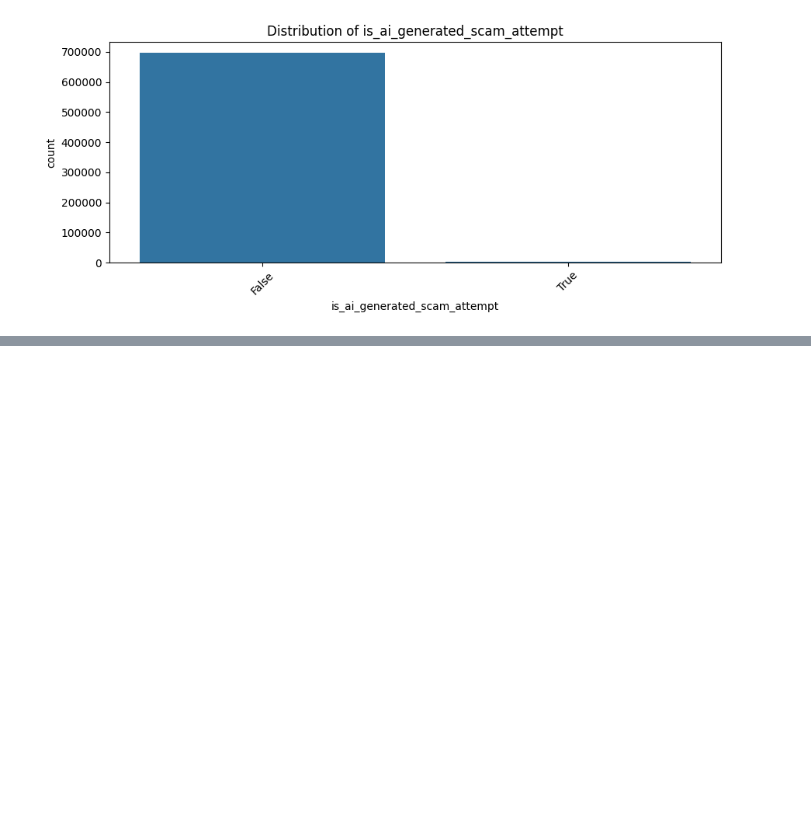
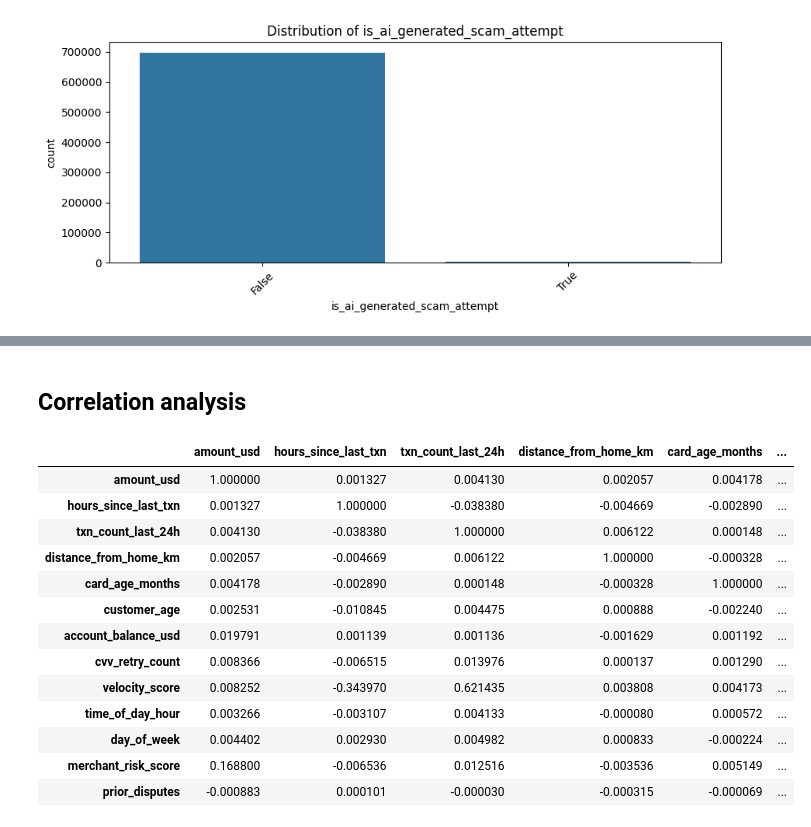
Before and after one commit to Aman-Sharma1812/Kaggle-Competitions, a Jupyter notebook: predicting-credit-card-fraud.ipynb, the cells around one changed output, grey strips where cells are left out. Saved outputs shown, nothing was run; the diff lists cells and outputs as text; code cells hidden in the pictures; blank space fills up the shorter version.

```diff
--- a/predicting-credit-card-fraud.ipynb
+++ b/predicting-credit-card-fraud.ipynb
@@ -305,0 +403,20 @@ dtype: int64
+# %% [markdown]
+## Correlation analysis
+# %%
+corr = train_df[numerical_cols].corr()
+display(corr)
+# %% [output]
+|  | amount_usd | hours_since_last_txn | txn_count_last_24h | distance_from_home_km | card_age_months | ... |
+| amount_usd | 1.000000 | 0.001327 | 0.004130 | 0.002057 | 0.004178 | ... |
+| hours_since_last_txn | 0.001327 | 1.000000 | -0.038380 | -0.004669 | -0.002890 | ... |
+| txn_count_last_24h | 0.004130 | -0.038380 | 1.000000 | 0.006122 | 0.000148 | ... |
+| distance_from_home_km | 0.002057 | -0.004669 | 0.006122 | 1.000000 | -0.000328 | ... |
+| card_age_months | 0.004178 | -0.002890 | 0.000148 | -0.000328 | 1.000000 | ... |
+| customer_age | 0.002531 | -0.010845 | 0.004475 | 0.000888 | -0.002240 | ... |
+| account_balance_usd | 0.019791 | 0.001139 | 0.001136 | -0.001629 | 0.001192 | ... |
+| cvv_retry_count | 0.008366 | -0.006515 | 0.013976 | 0.000137 | 0.001290 | ... |
+| velocity_score | 0.008252 | -0.343970 | 0.621435 | 0.003808 | 0.004173 | ... |
+| time_of_day_hour | 0.003266 | -0.003107 | 0.004133 | -0.000080 | 0.000572 | ... |
+| day_of_week | 0.004402 | 0.002930 | 0.004982 | 0.000833 | -0.000224 | ... |
+| merchant_risk_score | 0.168800 | -0.006536 | 0.012516 | -0.003536 | 0.005149 | ... |
+| prior_disputes | -0.000883 | 0.000101 | -0.000030 | -0.000315 | -0.000069 | ... |
```
Also changed, not shown: parts of 23 cells of this notebook.
